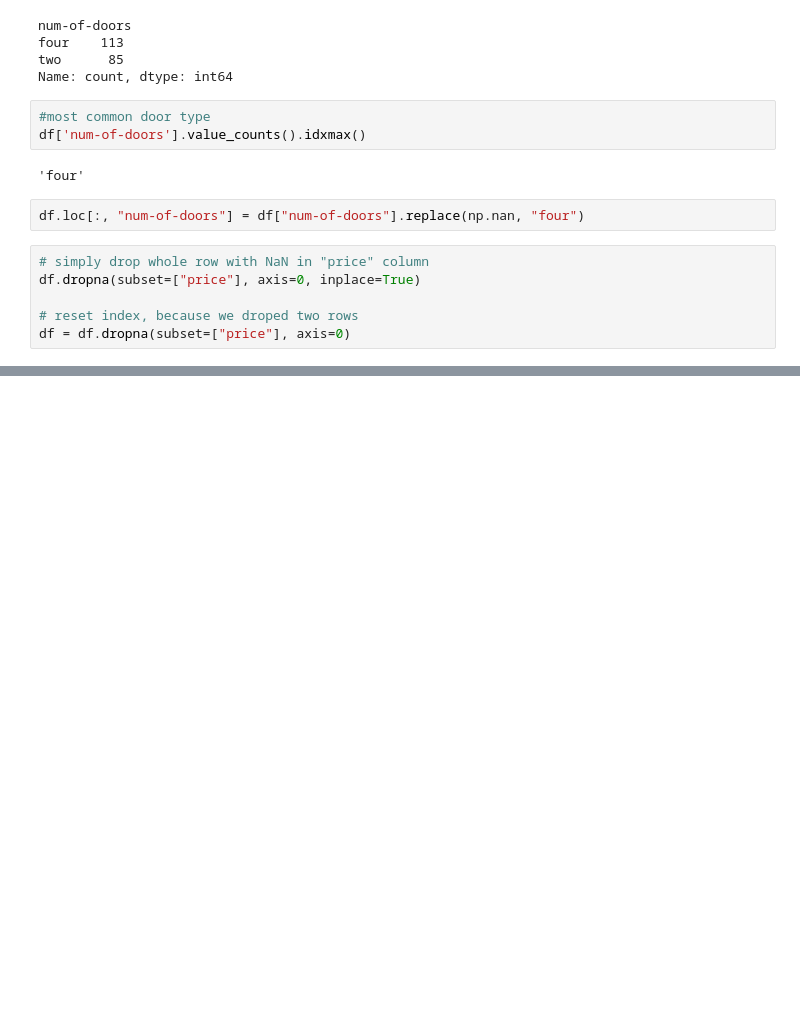
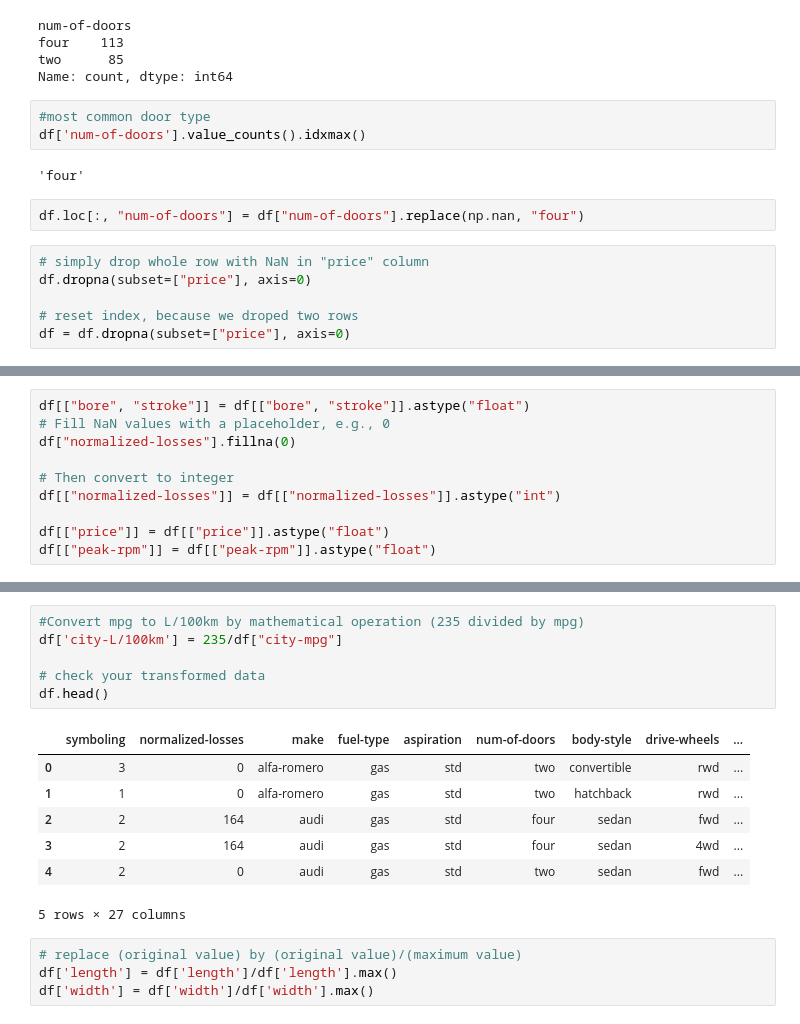
Before and after one commit to PruthviAdityaPradhan/Used-cars-pricing, a Jupyter notebook: cars_data.ipynb, the cells around one changed output, grey strips where cells are left out. Saved outputs shown, nothing was run; the diff lists cells and outputs as text; blank space fills up the shorter version.

```diff
--- a/cars_data.ipynb
+++ b/cars_data.ipynb
@@ -298,7 +298,7 @@ df['num-of-doors'].value_counts().idxmax()
 df.loc[:, "num-of-doors"] = df["num-of-doors"].replace(np.nan, "four")
 # %%
 # simply drop whole row with NaN in "price" column
-df.dropna(subset=["price"], axis=0, inplace=True)
+df.dropna(subset=["price"], axis=0)
 
 # reset index, because we droped two rows
 df = df.dropna(subset=["price"], axis=0)
@@ -314 +314,11 @@ df.head()
 5 rows × 26 columns
+# %%
+df[["bore", "stroke"]] = df[["bore", "stroke"]].astype("float")
+# Fill NaN values with a placeholder, e.g., 0
+df["normalized-losses"].fillna(0)
+
+# Then convert to integer
+df[["normalized-losses"]] = df[["normalized-losses"]].astype("int")
+
+df[["price"]] = df[["price"]].astype("float")
+df[["peak-rpm"]] = df[["peak-rpm"]].astype("float")
@@ -314,0 +345,18 @@ df.head()
+# %%
+#Convert mpg to L/100km by mathematical operation (235 divided by mpg)
+df['city-L/100km'] = 235/df["city-mpg"]
+
+# check your transformed data
+df.head()
+# %% [output]
+|  | symboling | normalized-losses | make | fuel-type | aspiration | num-of-doors | body-style | drive-wheels | ... |
+| 0 | 3 | 0 | alfa-romero | gas | std | two | convertible | rwd | ... |
+| 1 | 1 | 0 | alfa-romero | gas | std | two | hatchback | rwd | ... |
+| 2 | 2 | 164 | audi | gas | std | four | sedan | fwd | ... |
+| 3 | 2 | 164 | audi | gas | std | four | sedan | 4wd | ... |
+| 4 | 2 | 0 | audi | gas | std | two | sedan | fwd | ... |
+5 rows × 27 columns
+# %%
+# replace (original value) by (original value)/(maximum value)
+df['length'] = df['length']/df['length'].max()
+df['width'] = df['width']/df['width'].max()
```
Also changed, not shown: parts of 4 cells of this notebook.
